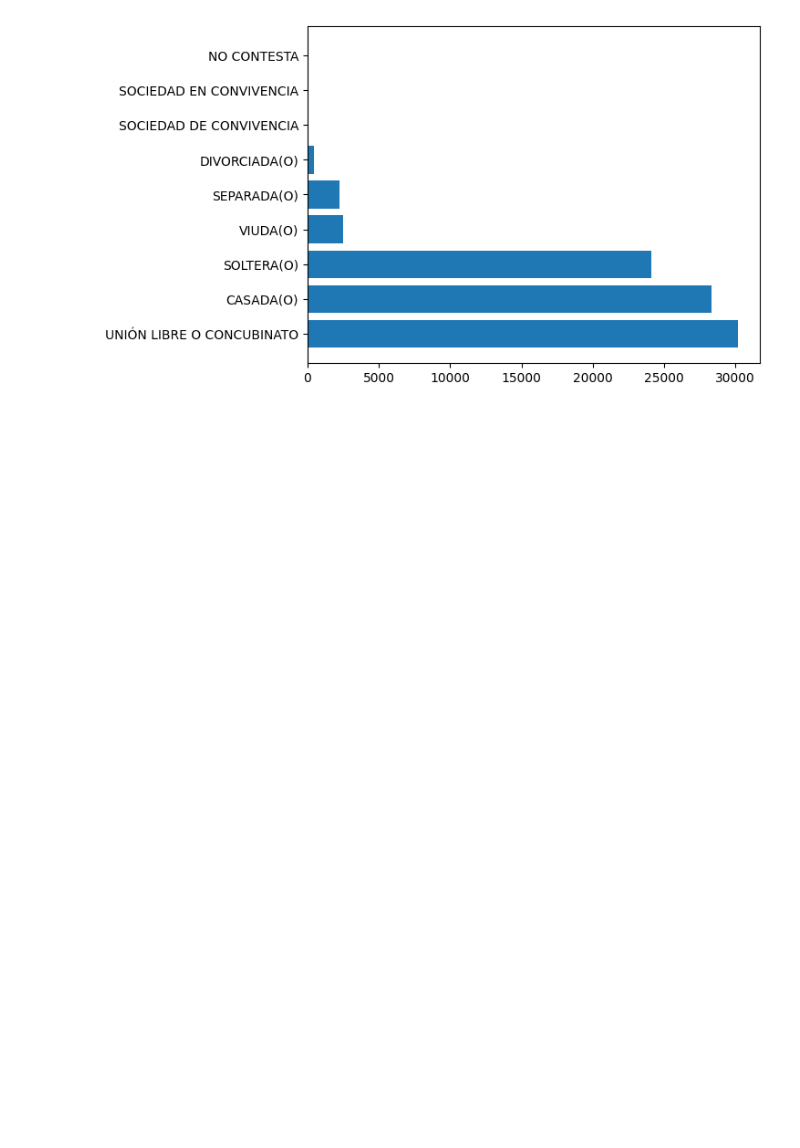
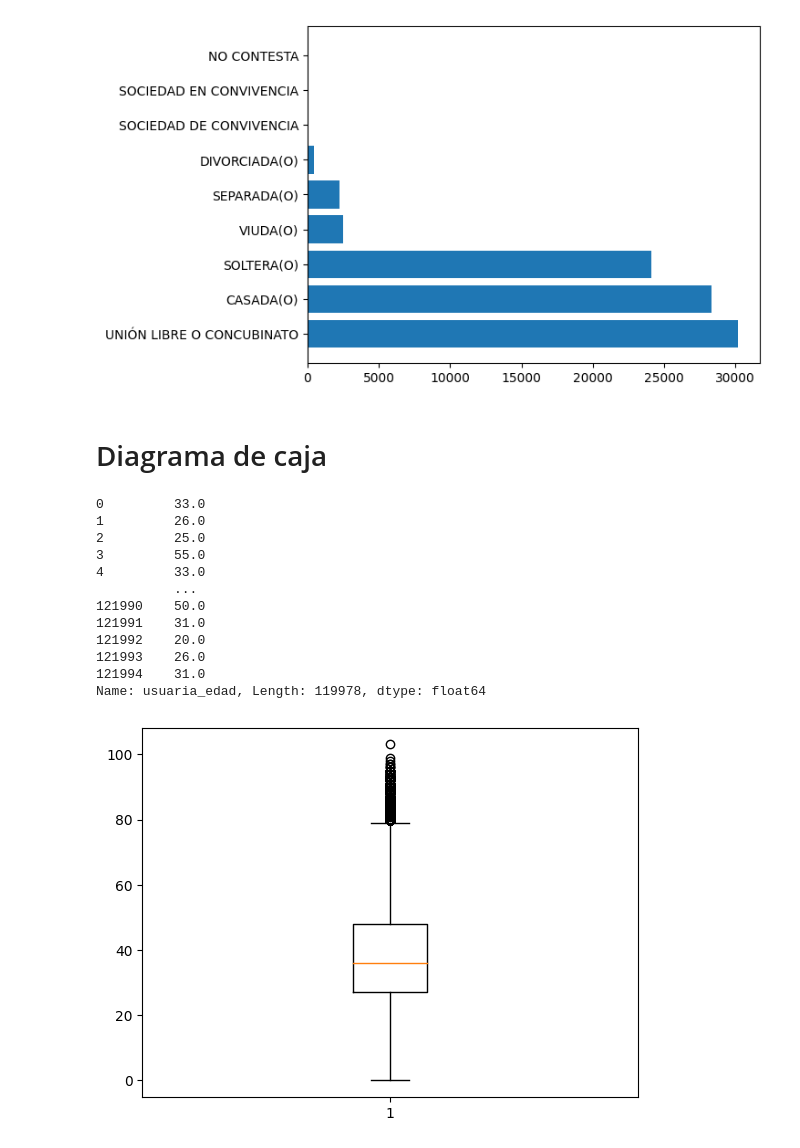
Before and after one commit to midagare/Laboratorio_102, a Jupyter notebook: lab3_garrido.ipynb, the cells around one changed output. Drawn from its saved outputs; the diff is of its cells as text; code cells hidden in the pictures; blank space fills up the shorter version.

```diff
--- a/lab3_garrido.ipynb
+++ b/lab3_garrido.ipynb
@@ -50,3 +50,24 @@ plt.barh(conteo.index, conteo)
 plt.show()
 # %% [output]
 [figure]
+# %% [markdown]
+# Diagrama de caja
+# %%
+df_filtrado = df.query("usuaria_edad <= 160")
+print(df_filtrado["usuaria_edad"])
+plt.boxplot(df_filtrado["usuaria_edad"])
+plt.show()
+# %% [output]
+0         33.0
+1         26.0
+2         25.0
+3         55.0
+4         33.0
+          ...
+121990    50.0
+121991    31.0
+121992    20.0
+121993    26.0
+121994    31.0
+Name: usuaria_edad, Length: 119978, dtype: float64
+[figure, added]
```
